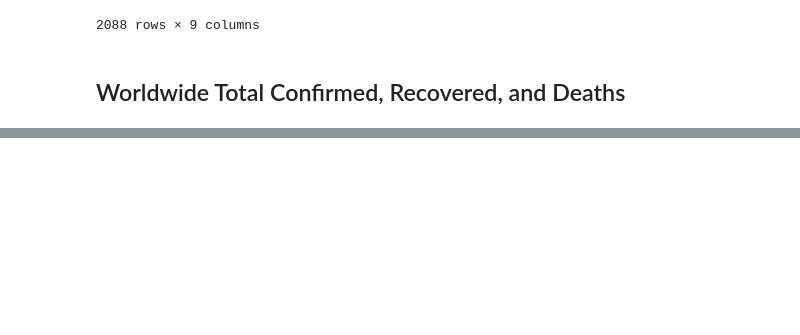
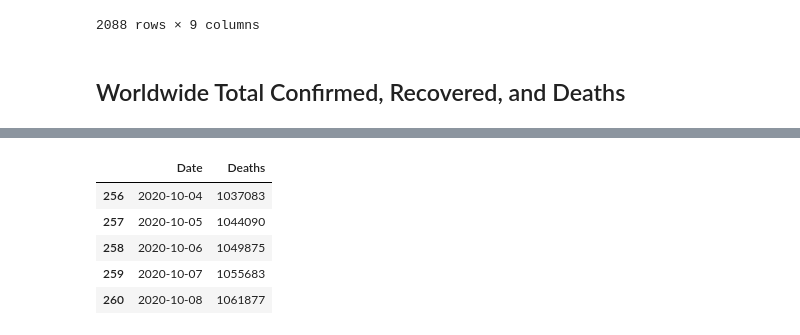
Before and after one commit to jimcrews/my-py-notebooks, a Jupyter notebook: Covid-19_EDA.ipynb, the cells around one changed output, grey strips where cells are left out. Saved outputs shown, nothing was run; the diff lists cells and outputs as text; code cells hidden in the pictures; blank space fills up the shorter version.

```diff
--- a/Covid-19_EDA.ipynb
+++ b/Covid-19_EDA.ipynb
@@ -145,0 +166,9 @@ df.query('Country == "Australia"')
+# %%
+deaths.tail()
+# %% [output]
+|  | Date | Deaths |
+| 256 | 2020-10-04 | 1037083 |
+| 257 | 2020-10-05 | 1044090 |
+| 258 | 2020-10-06 | 1049875 |
+| 259 | 2020-10-07 | 1055683 |
+| 260 | 2020-10-08 | 1061877 |
```
Also changed, not shown: parts of 4 cells of this notebook.
